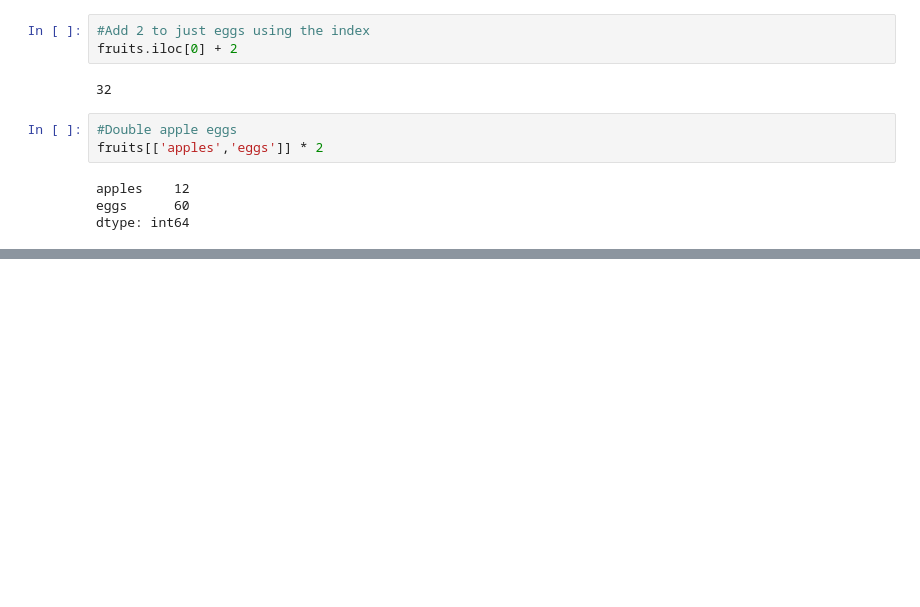
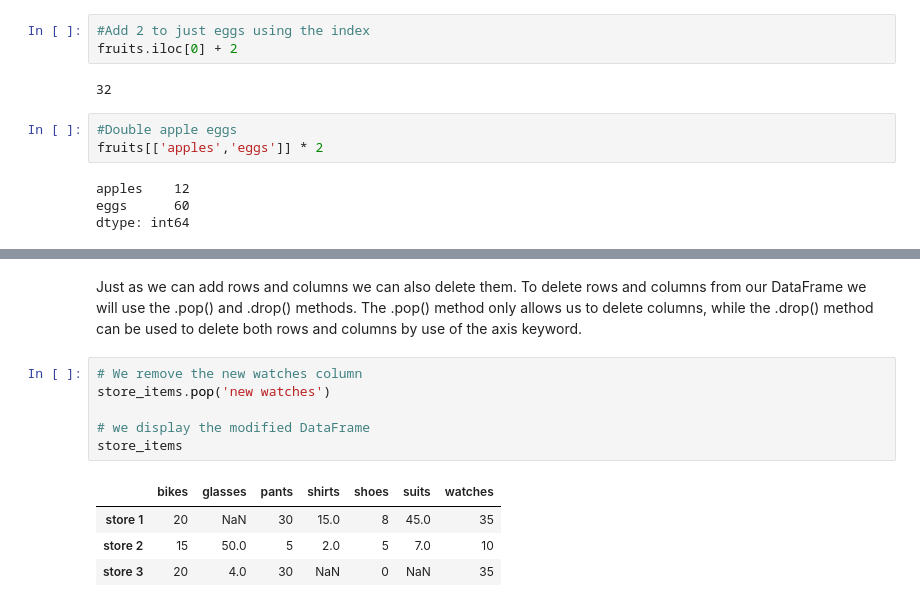
Before and after one commit to vkerrysingh/ProjectRoot, a Jupyter notebook: Udacity/AIPND/trunk/Pandas/Pandas Notebook.ipynb, the cells around one changed output, grey strips where cells are left out. Drawn from its saved outputs; the diff is of its cells as text; blank space fills up the shorter version.

```diff
--- a/Udacity/AIPND/trunk/Pandas/Pandas Notebook.ipynb
+++ b/Udacity/AIPND/trunk/Pandas/Pandas Notebook.ipynb
@@ -103,0 +291,13 @@ dtype: int64
+# %% [markdown]
+Just as we can add rows and columns we can also delete them. To delete rows and columns from our DataFrame we will use the .pop() and .drop() methods. The .pop() method only allows us to delete columns, while the .drop() method can be used to delete both rows and columns by use of the axis keyword.
+# %%
+# We remove the new watches column
+store_items.pop('new watches')
+
+# we display the modified DataFrame
+store_items
+# %% [output]
+|  | bikes | glasses | pants | shirts | shoes | suits | watches |
+| store 1 | 20 | NaN | 30 | 15.0 | 8 | 45.0 | 35 |
+| store 2 | 15 | 50.0 | 5 | 2.0 | 5 | 7.0 | 10 |
+| store 3 | 20 | 4.0 | 30 | NaN | 0 | NaN | 35 |
```
Also changed, not shown: parts of 37 cells of this notebook.
